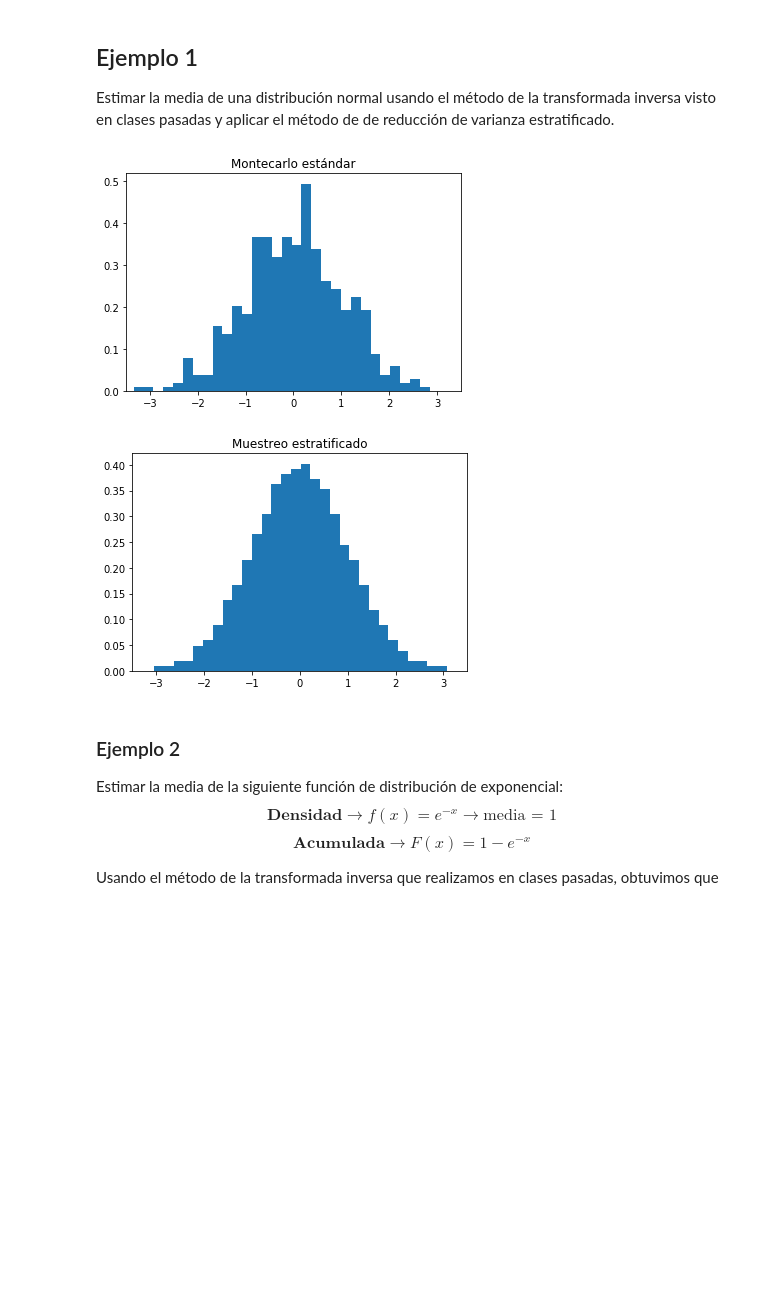
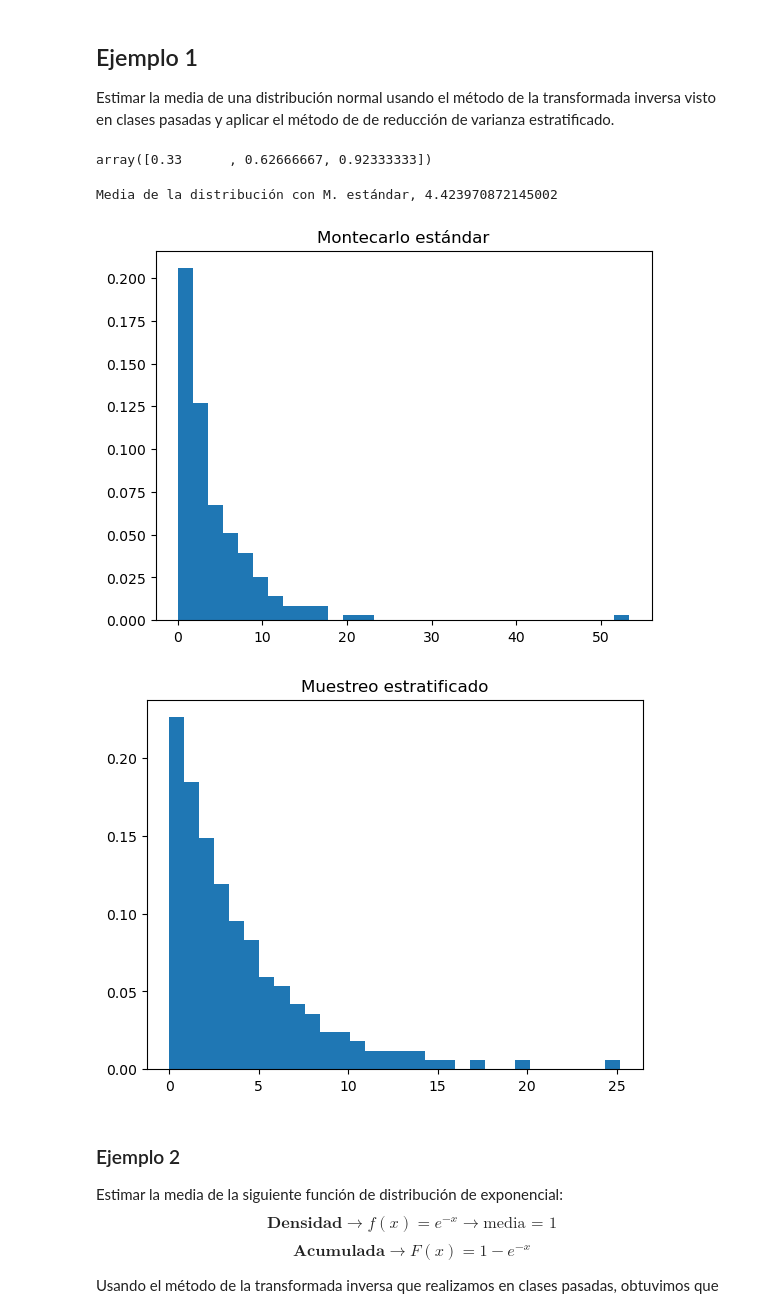
Before and after one commit to odjaramilloz/SPF-2024-I, a Jupyter notebook: TEMA-2/Clase13_MetodosDeReduccionDeVarianza.ipynb, the cells around one changed output. Drawn from its saved outputs; the diff is of its cells as text; code cells hidden in the pictures; blank space fills up the shorter version.

```diff
--- a/TEMA-2/Clase13_MetodosDeReduccionDeVarianza.ipynb
+++ b/TEMA-2/Clase13_MetodosDeReduccionDeVarianza.ipynb
@@ -177,28 +182,42 @@ Realizando varias manipulaciones algebraicas se llega a que
 ## Ejemplo 1
 
 Estimar la media de una distribución normal usando el método de la transformada inversa visto en clases pasadas y aplicar el método de de reducción de varianza estratificado.
+# %%
+u = np.array([0.99, .88, .77])
+
+B = 3
+(u + np.arange(0, B))/B
+# %% [output]
+array([0.33      , 0.62666667, 0.92333333])
 # %%
-N = 500
+N = 200
 # (Método transformada inversa visto en clases pasadas)
+mti_exp = lambda U, theta: -np.log(U)*theta
 
 # Método montecarlo estándar para distribución normal
-montecarlo_standar =
+u = np.random.rand(N)
+
+montecarlo_standar = mti_exp(u, 4)
+
+print('Media de la distribución con M. estándar,', montecarlo_standar.mean())
 plt.hist(montecarlo_standar,30,density=True)
 plt.title('Montecarlo estándar')
-plt.xlim((-3.5,3.5))
+# plt.xlim((-3.5,3.5))
 plt.show()
 
 # Método muestreo estratificado (B estratos)
-
-m_estratificado =
+B = N
+u_estatrificado = (np.random.rand(N) + np.arange(0, B))/B
+m_estratificado = mti_exp(u_estatrificado, 4)
 
 plt.hist(m_estratificado,30,density=True)
 plt.title('Muestreo estratificado')
-plt.xlim((-3.5,3.5))
+# plt.xlim((-3.5,3.5))
 plt.show()
 # %% [output]
+Media de la distribución con M. estándar, 4.423970872145002
-[figure, old version]
+[figure, new version]
-[figure, old version]
+[figure, new version]
 # %% [markdown]
 ### Ejemplo 2
 Estimar la media de la siguiente función de distribución de  exponencial:
```
Also changed, not shown: parts of 4 cells of this notebook, 1 other file.
